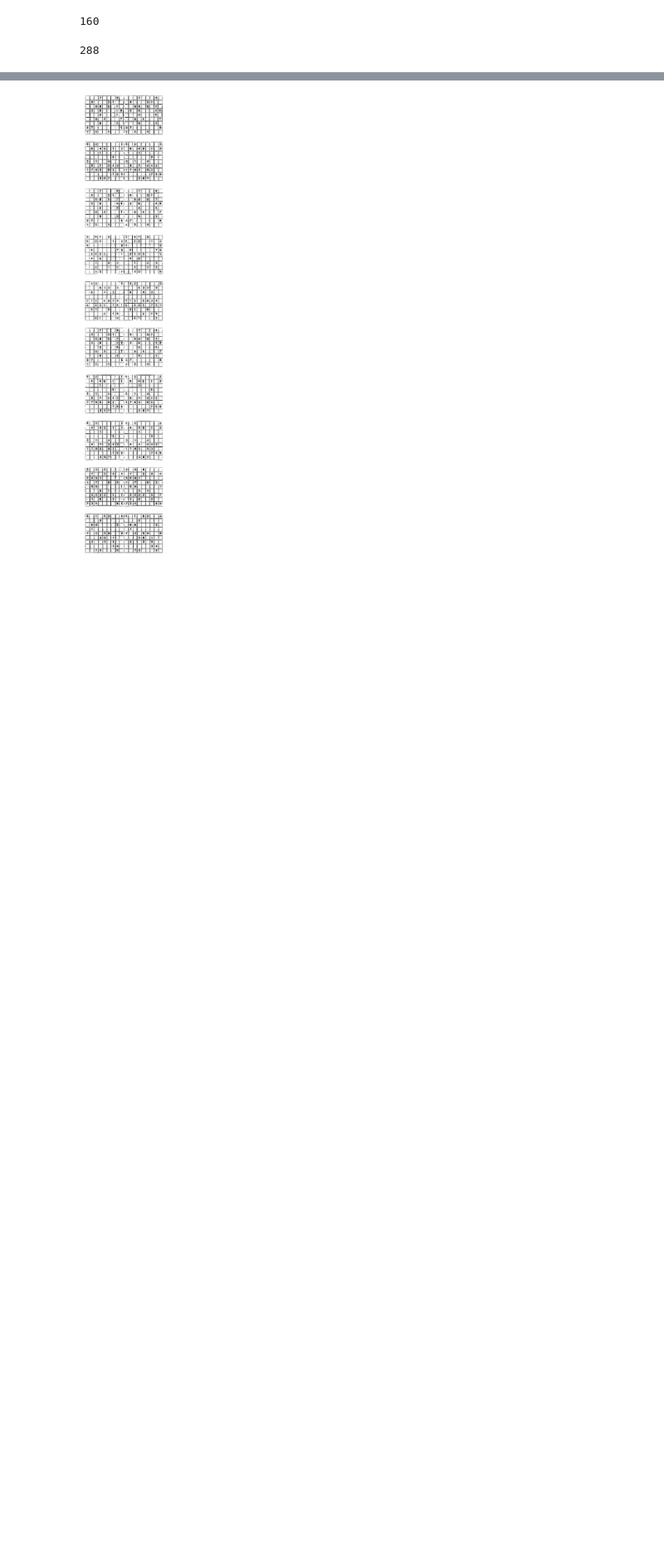
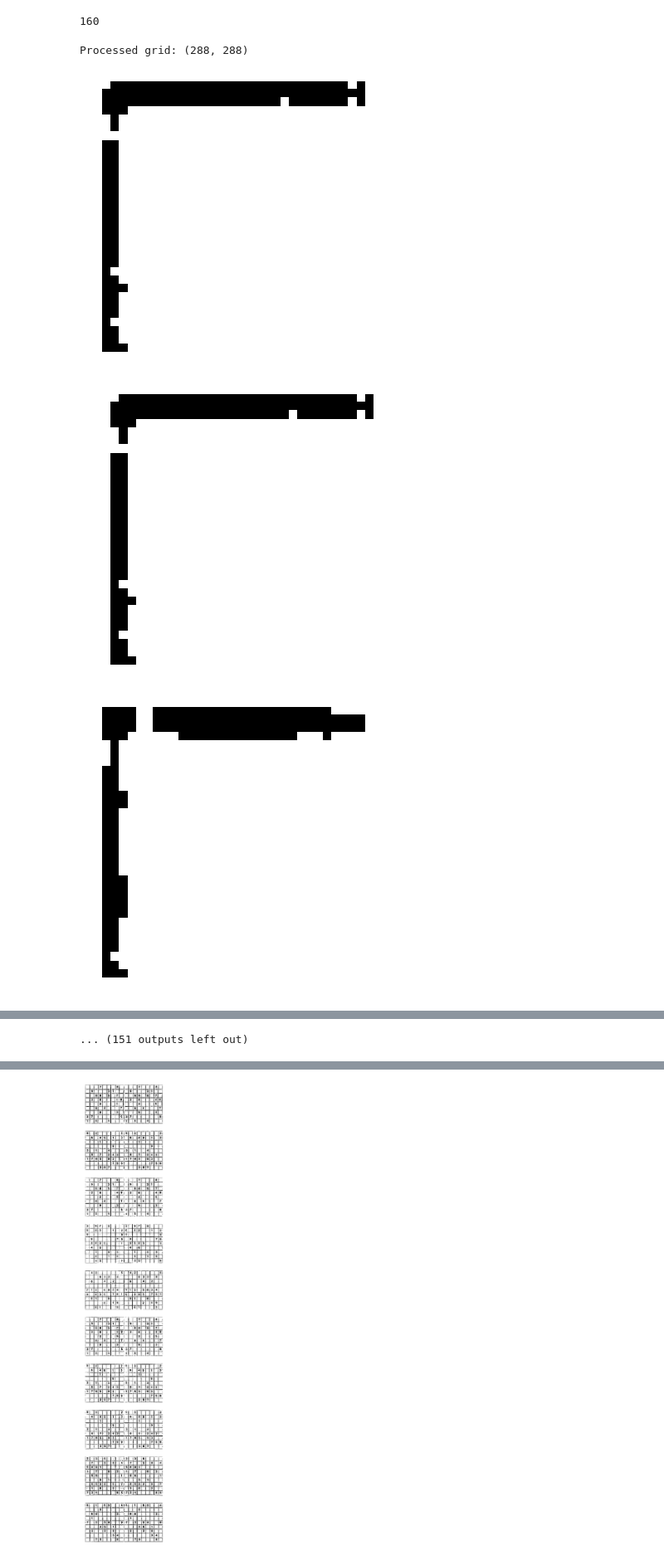
Before and after one commit to lorenzoh/sudoku-scanner, a Jupyter notebook: notebooks/testing.ipynb, the cells around one changed output, grey strips where cells are left out. Shown at 83% size. Saved outputs shown, nothing was run; the diff lists cells and outputs as text; code cells hidden in the pictures; blank space fills up the shorter version.

Commit message:
Added digit processing

```diff
--- a/notebooks/testing.ipynb
+++ b/notebooks/testing.ipynb
@@ -23,16 +23,17 @@ train_paths = datautils.get_filenames(TRAIN_DIR, extensions=['jpg'])
 len(train_paths)
 # %% [output]
 160
-# %%
-32 * 9
-# %% [output]
-288
 # %%
 from tqdm import tqdm
 
 sudokus = []
 
-for path in tqdm(train_paths):
+for path in tqdm(train_paths[:1]):
     sudoku = Sudoku(path)
-    sudoku.transform()
+    sudoku.preprocess_digits()
     sudokus.append(sudoku)
+# %% [output]
+Processed grid: (288, 288)
+[figure, added]
+[figure, added]
+[figure, added]
@@ -38,0 +48 @@ for path in tqdm(train_paths):
+... (151 outputs left out)
```
Also changed, not shown: parts of 7 cells of this notebook, 2 other files.
